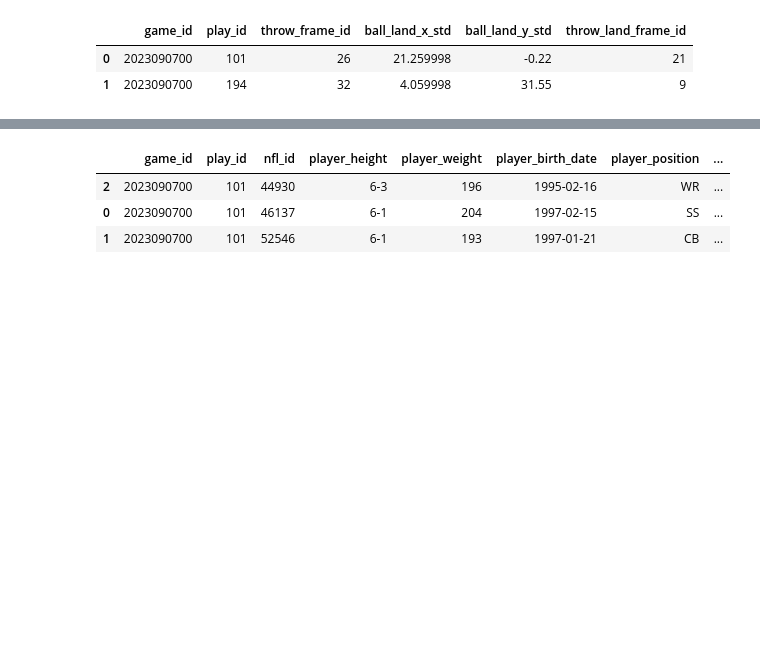
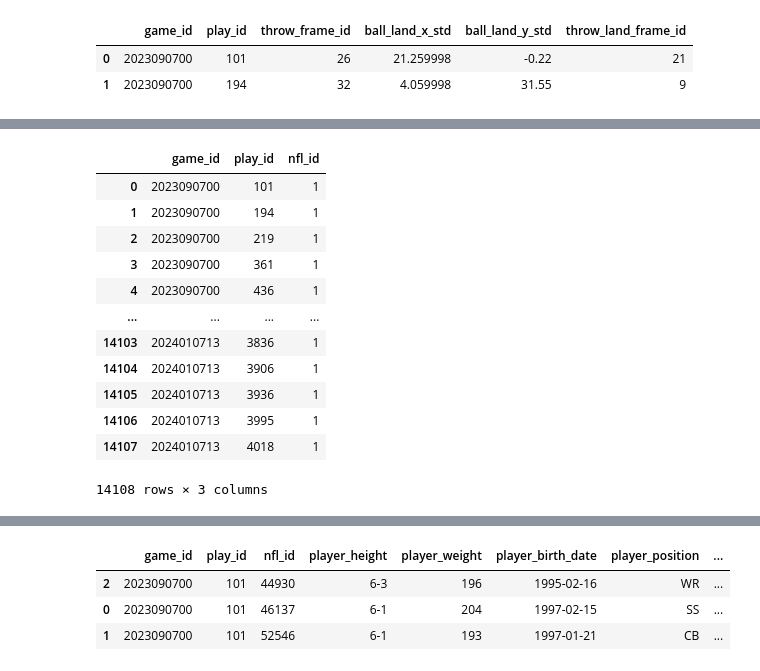
Before and after one commit to kevniu95/bdb-26, a Jupyter notebook: prediction.ipynb, the cells around one changed output, grey strips where cells are left out. Saved outputs shown, nothing was run; the diff lists cells and outputs as text; code cells hidden in the pictures; blank space fills up the shorter version.

```diff
--- a/prediction.ipynb
+++ b/prediction.ipynb
@@ -165,3 +161,26 @@ Found 3 plays without a Passer. Using overall max frame_id.
 | 0 | 2023090700 | 101 | 43290 | 26 | right | 42 | Jared Goff | ... |
 | 1 | 2023090700 | 194 | 44822 | 32 | left | 89 | Patrick Mahomes | ... |
 | 2 | 2023090700 | 219 | 44822 | 17 | left | 79 | Patrick Mahomes | ... |
+# %%
+input_unique_players = input_df[['game_id', 'play_id', 'nfl_id', 'player_role', 'player_side']].drop_duplicates()
+output_unique_players = output_df[['game_id', 'play_id', 'nfl_id']].drop_duplicates()
+
+a = output_unique_players.merge(input_unique_players[['game_id','play_id','nfl_id','player_role','player_side']], on=['game_id', 'play_id', 'nfl_id'], how='inner', indicator=True)
+b = a.loc[a['player_side'] == 'Offense', ['game_id','play_id','nfl_id']].groupby(['game_id','play_id']).nunique().reset_index()
+b['nfl_id'].value_counts()
+
+b
+# %% [output]
+|  | game_id | play_id | nfl_id |
+| 0 | 2023090700 | 101 | 1 |
+| 1 | 2023090700 | 194 | 1 |
+| 2 | 2023090700 | 219 | 1 |
+| 3 | 2023090700 | 361 | 1 |
+| 4 | 2023090700 | 436 | 1 |
+| ... | ... | ... | ... |
+| 14103 | 2024010713 | 3836 | 1 |
+| 14104 | 2024010713 | 3906 | 1 |
+| 14105 | 2024010713 | 3936 | 1 |
+| 14106 | 2024010713 | 3995 | 1 |
+| 14107 | 2024010713 | 4018 | 1 |
+14108 rows × 3 columns
```
Also changed, not shown: parts of 5 cells of this notebook, 6 other files.
